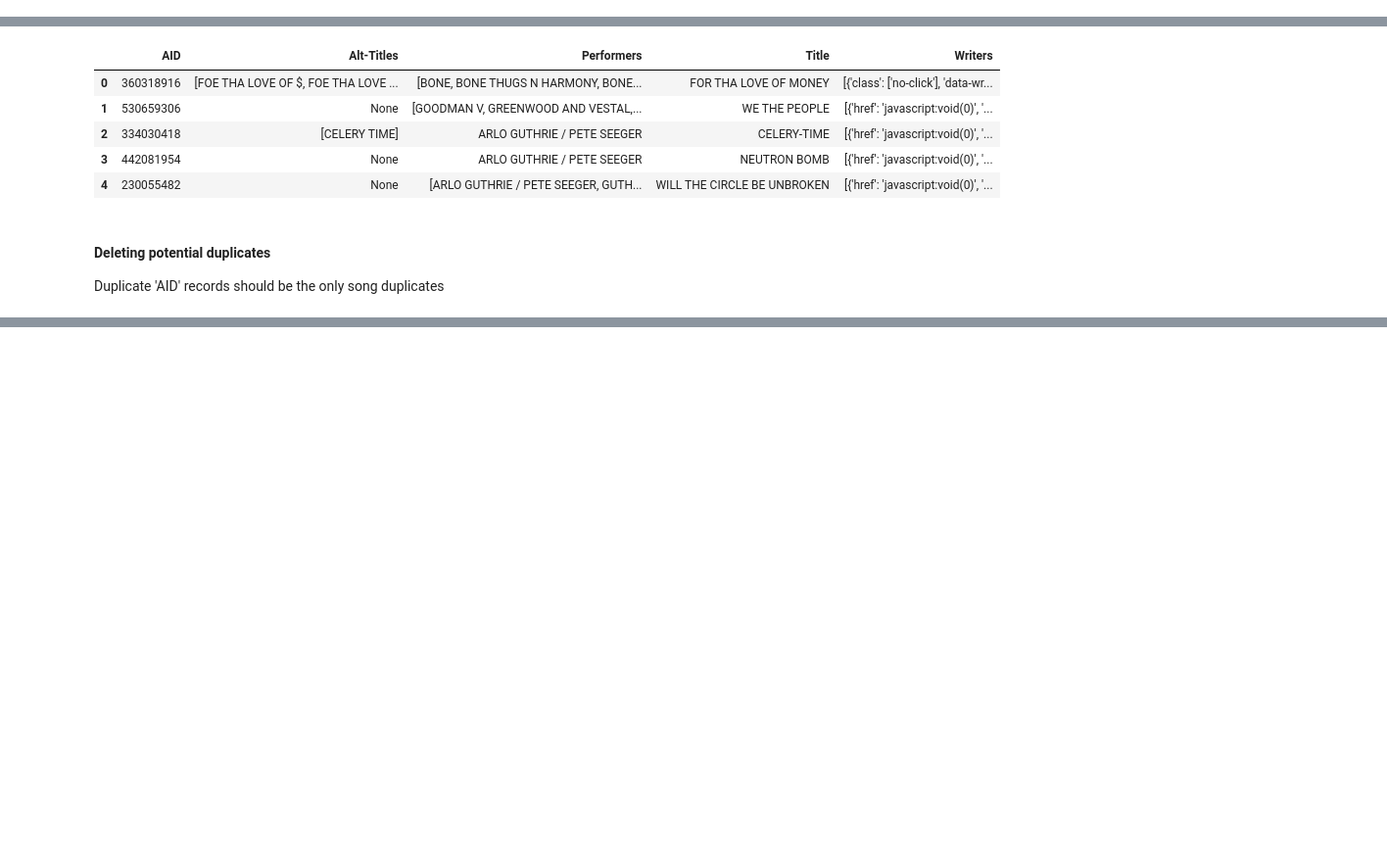
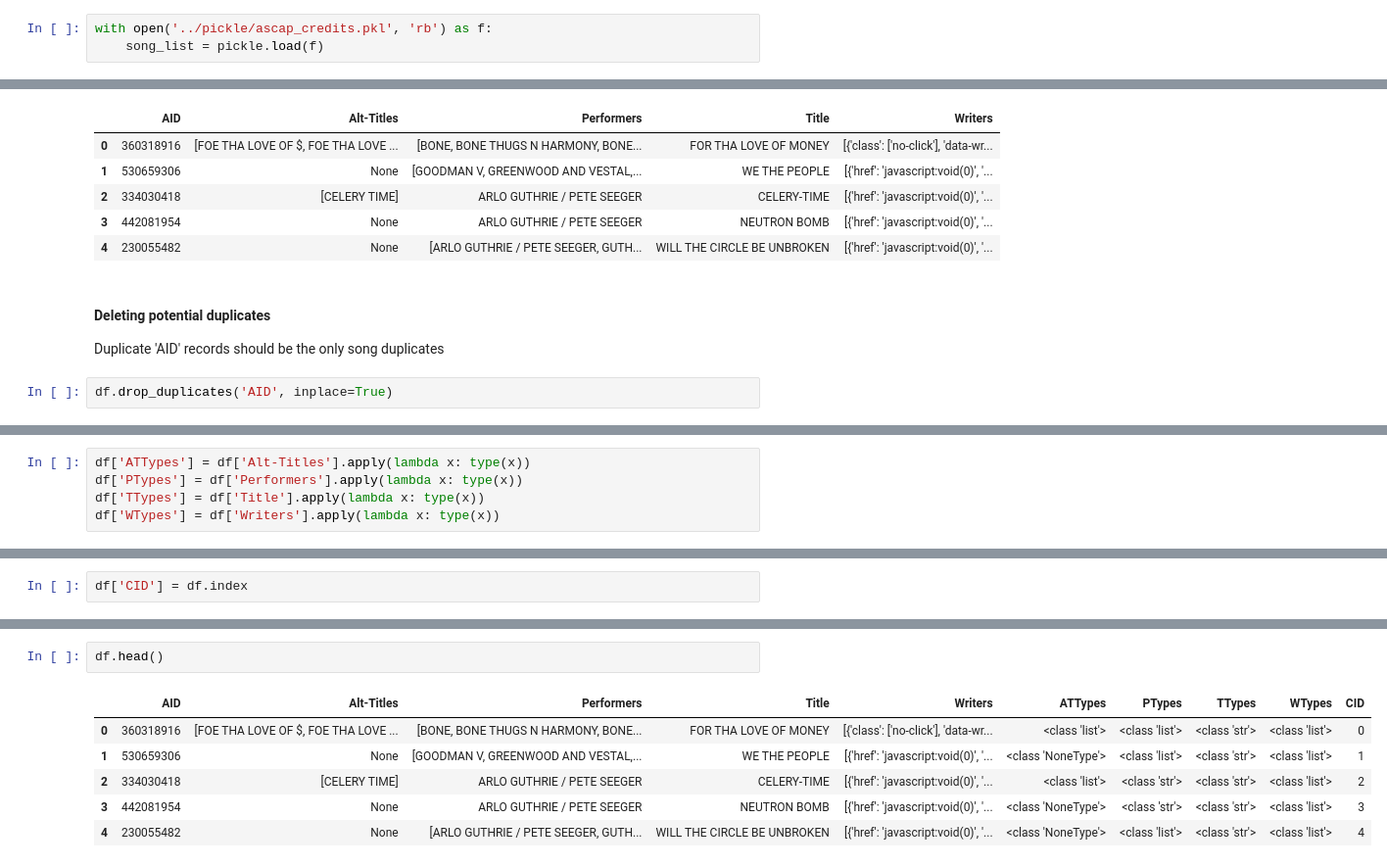
Before and after one commit to jonjohnsontc/songwriter-graph, a Jupyter notebook: notebooks/ascap_2_db.ipynb, the cells around one changed output, grey strips where cells are left out. Shown at 98% size. Drawn from its saved outputs; the diff is of its cells as text; blank space fills up the shorter version.

Commit message:
adding ascap comp data

```diff
--- a/notebooks/ascap_2_db.ipynb
+++ b/notebooks/ascap_2_db.ipynb
@@ -280,6 +280,9 @@ song_list = get_html_songs(html_list)
 # %%
 with open('../pickle/ascap_credits.pkl', 'wb') as f:
     pickle.dump(song_list, f)
+# %%
+with open('../pickle/ascap_credits.pkl', 'rb') as f:
+    song_list = pickle.load(f)
 # %% [markdown]
 ### Examining `song_list`
 # %%
@@ -336,4 +339,6 @@ df.head()
 #### Deleting potential duplicates
 
 Duplicate 'AID' records should be the only song duplicates
+# %%
+df.drop_duplicates('AID', inplace=True)
 # %%
@@ -351,0 +372,5 @@ memory usage: 2.1+ MB
+# %%
+df['ATTypes'] = df['Alt-Titles'].apply(lambda x: type(x))
+df['PTypes'] = df['Performers'].apply(lambda x: type(x))
+df['TTypes'] = df['Title'].apply(lambda x: type(x))
+df['WTypes'] = df['Writers'].apply(lambda x: type(x))
@@ -351,0 +410,2 @@ memory usage: 2.1+ MB
+# %%
+df['CID'] = df.index
@@ -355,0 +484,9 @@ len(dupes)
+# %%
+df.head()
+# %% [output]
+|  | AID | Alt-Titles | Performers | Title | Writers | ATTypes | PTypes | TTypes | WTypes | CID |
+| 0 | 360318916 | [FOE THA LOVE OF $, FOE THA LOVE ... | [BONE, BONE THUGS N HARMONY, BONE... | FOR THA LOVE OF MONEY | [{'class': ['no-click'], 'data-wr... | <class 'list'> | <class 'list'> | <class 'str'> | <class 'list'> | 0 |
+| 1 | 530659306 | None | [GOODMAN V, GREENWOOD AND VESTAL,... | WE THE PEOPLE | [{'href': 'javascript:void(0)', '... | <class 'NoneType'> | <class 'list'> | <class 'str'> | <class 'list'> | 1 |
+| 2 | 334030418 | [CELERY TIME] | ARLO GUTHRIE / PETE SEEGER | CELERY-TIME | [{'href': 'javascript:void(0)', '... | <class 'list'> | <class 'str'> | <class 'str'> | <class 'list'> | 2 |
+| 3 | 442081954 | None | ARLO GUTHRIE / PETE SEEGER | NEUTRON BOMB | [{'href': 'javascript:void(0)', '... | <class 'NoneType'> | <class 'str'> | <class 'str'> | <class 'list'> | 3 |
+| 4 | 230055482 | None | [ARLO GUTHRIE / PETE SEEGER, GUTH... | WILL THE CIRCLE BE UNBROKEN | [{'href': 'javascript:void(0)', '... | <class 'NoneType'> | <class 'list'> | <class 'str'> | <class 'list'> | 4 |
```
Also changed, not shown: parts of 63 cells of this notebook, 9 other files.
